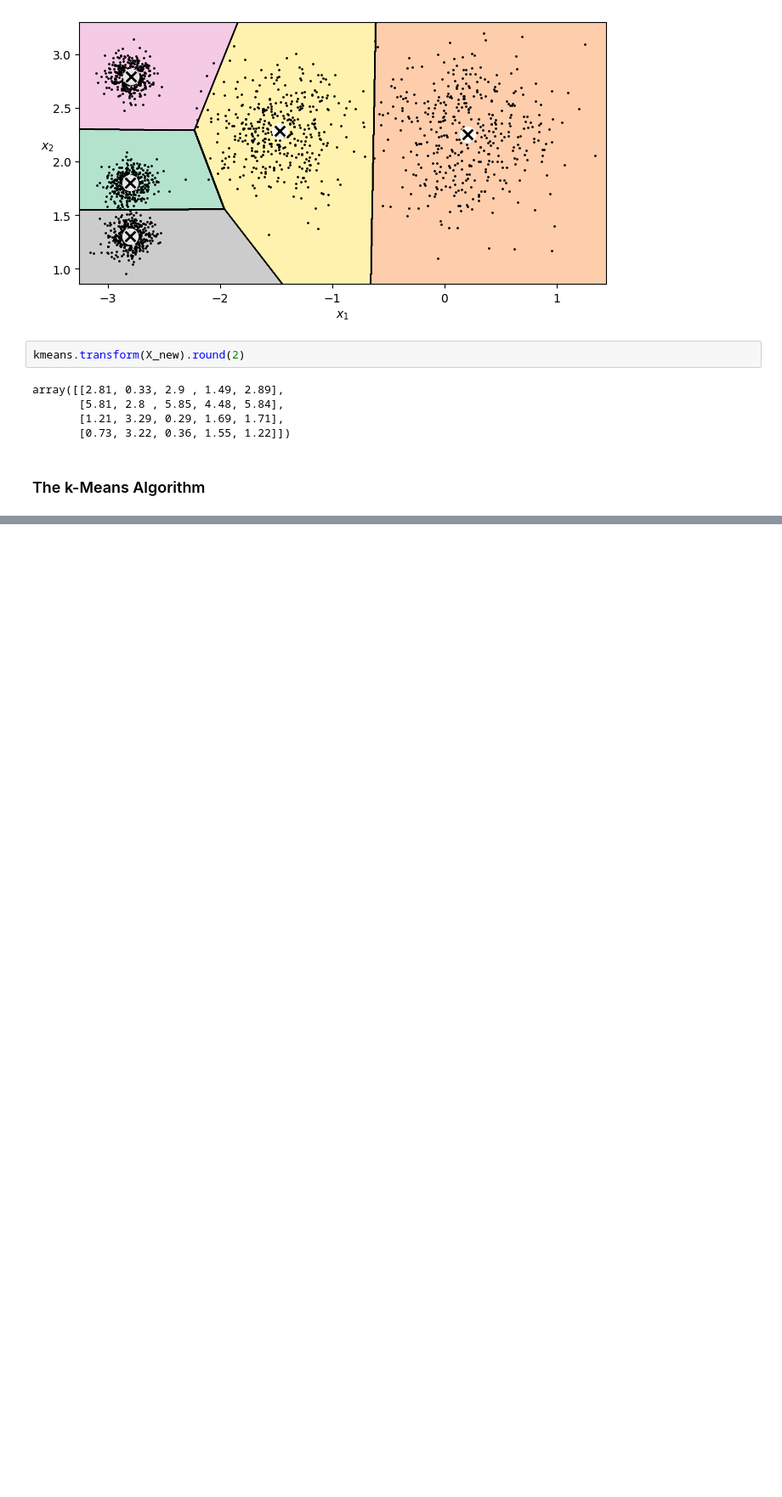
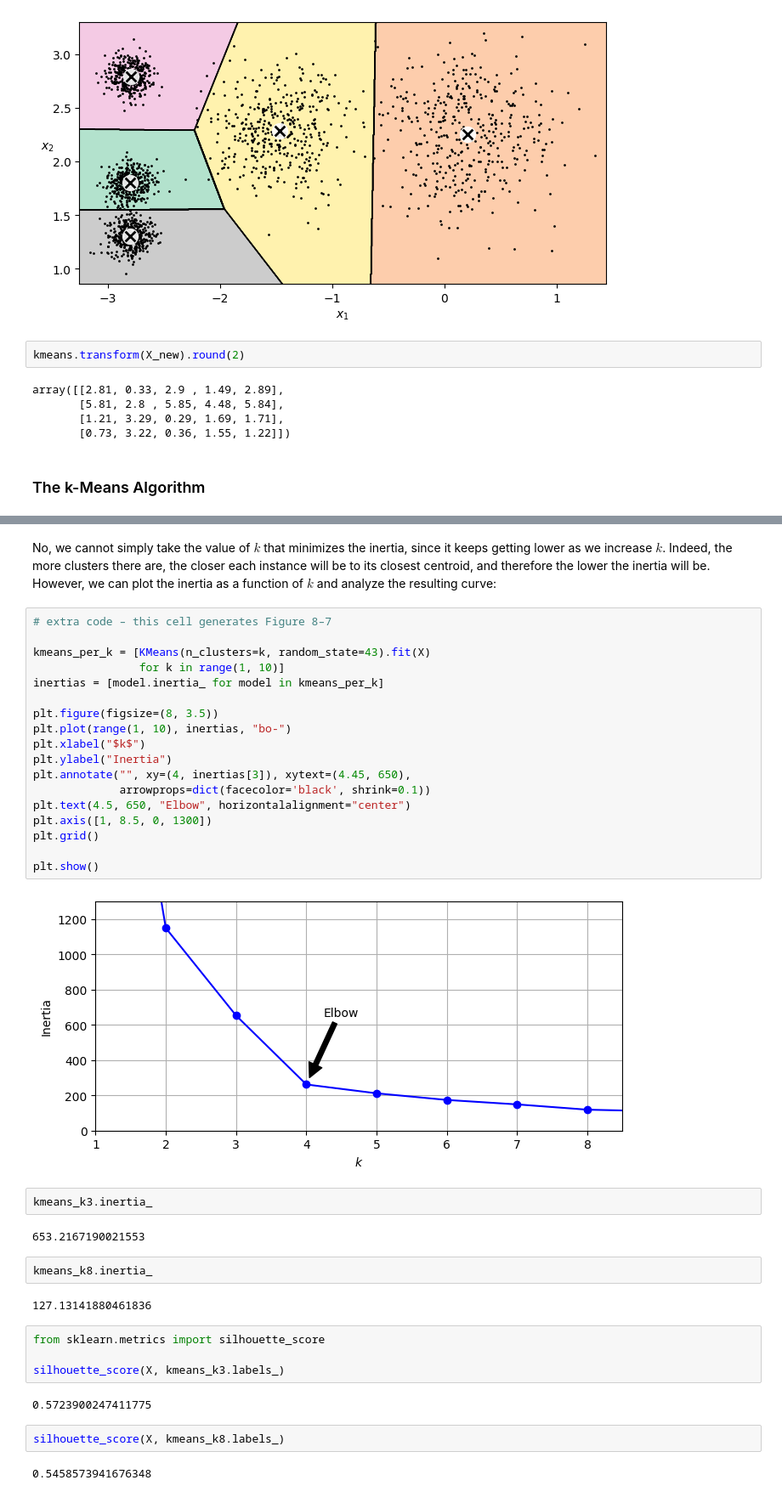
Before and after one commit to Sechi42/homl-study, a Jupyter notebook: 08_unsupervised_learning/08_unsupervised_learning.ipynb, the cells around one changed output, grey strips where cells are left out. Shown at 85% size. Cells and saved outputs as stored; diff of their text form; blank space fills up the shorter version.

```diff
--- a/08_unsupervised_learning/08_unsupervised_learning.ipynb
+++ b/08_unsupervised_learning/08_unsupervised_learning.ipynb
@@ -180,0 +377,40 @@ array([[2.81, 0.33, 2.9 , 1.49, 2.89],
+# %% [markdown]
+No, we cannot simply take the value of $k$ that minimizes the inertia, since it keeps getting lower as we increase $k$. Indeed, the more clusters there are, the closer each instance will be to its closest centroid, and therefore the lower the inertia will be. However, we can plot the inertia as a function of $k$ and analyze the resulting curve:
+# %%
+# extra code – this cell generates Figure 8–7
+
+kmeans_per_k = [KMeans(n_clusters=k, random_state=43).fit(X)
+                for k in range(1, 10)]
+inertias = [model.inertia_ for model in kmeans_per_k]
+
+plt.figure(figsize=(8, 3.5))
+plt.plot(range(1, 10), inertias, "bo-")
+plt.xlabel("$k$")
+plt.ylabel("Inertia")
+plt.annotate("", xy=(4, inertias[3]), xytext=(4.45, 650),
+             arrowprops=dict(facecolor='black', shrink=0.1))
+plt.text(4.5, 650, "Elbow", horizontalalignment="center")
+plt.axis([1, 8.5, 0, 1300])
+plt.grid()
+
+plt.show()
+# %% [output]
+[figure, added]
+# %%
+kmeans_k3.inertia_
+# %% [output]
+653.2167190021553
+# %%
+kmeans_k8.inertia_
+# %% [output]
+127.13141880461836
+# %%
+from sklearn.metrics import silhouette_score
+
+silhouette_score(X, kmeans_k3.labels_)
+# %% [output]
+0.5723900247411775
+# %%
+silhouette_score(X, kmeans_k8.labels_)
+# %% [output]
+0.5458573941676348
```
Also changed, not shown: parts of 29 cells of this notebook.
